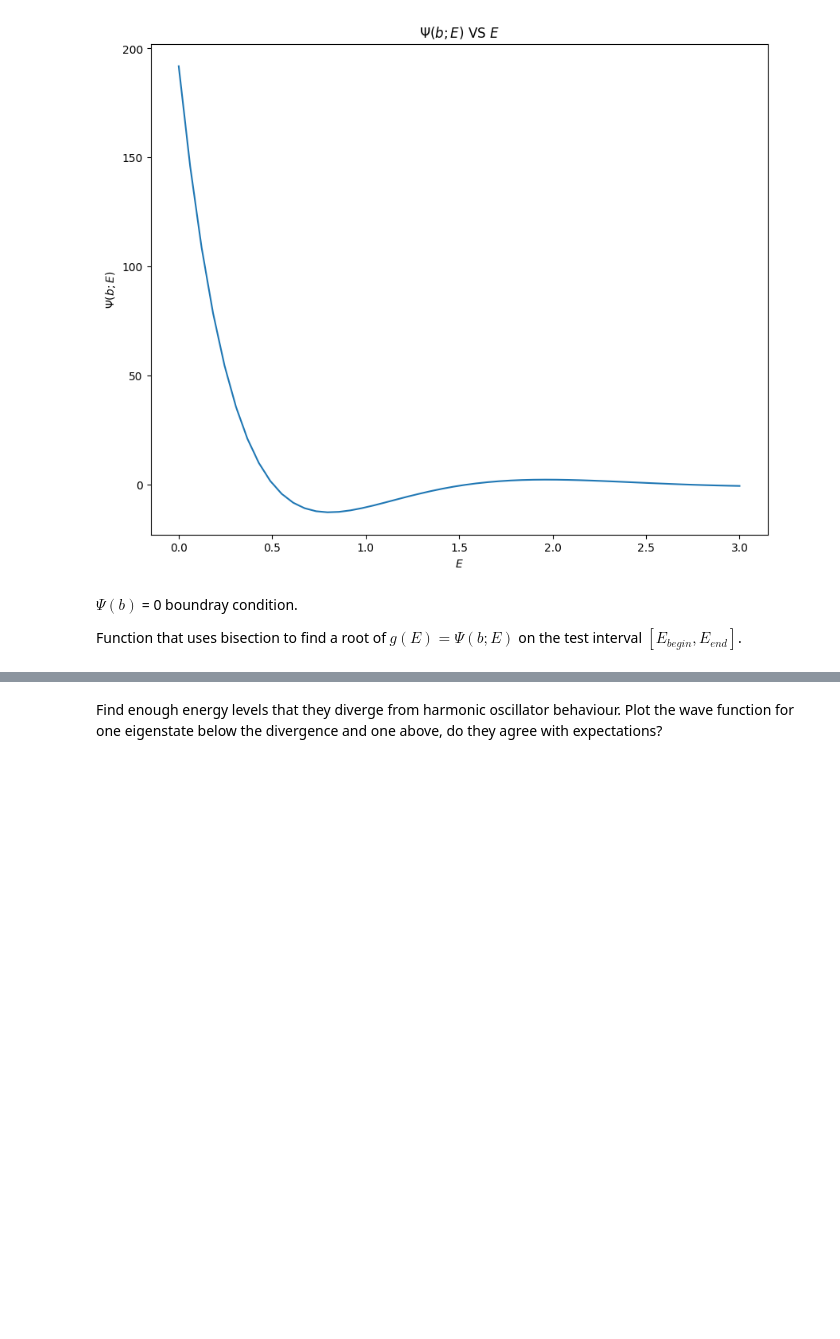
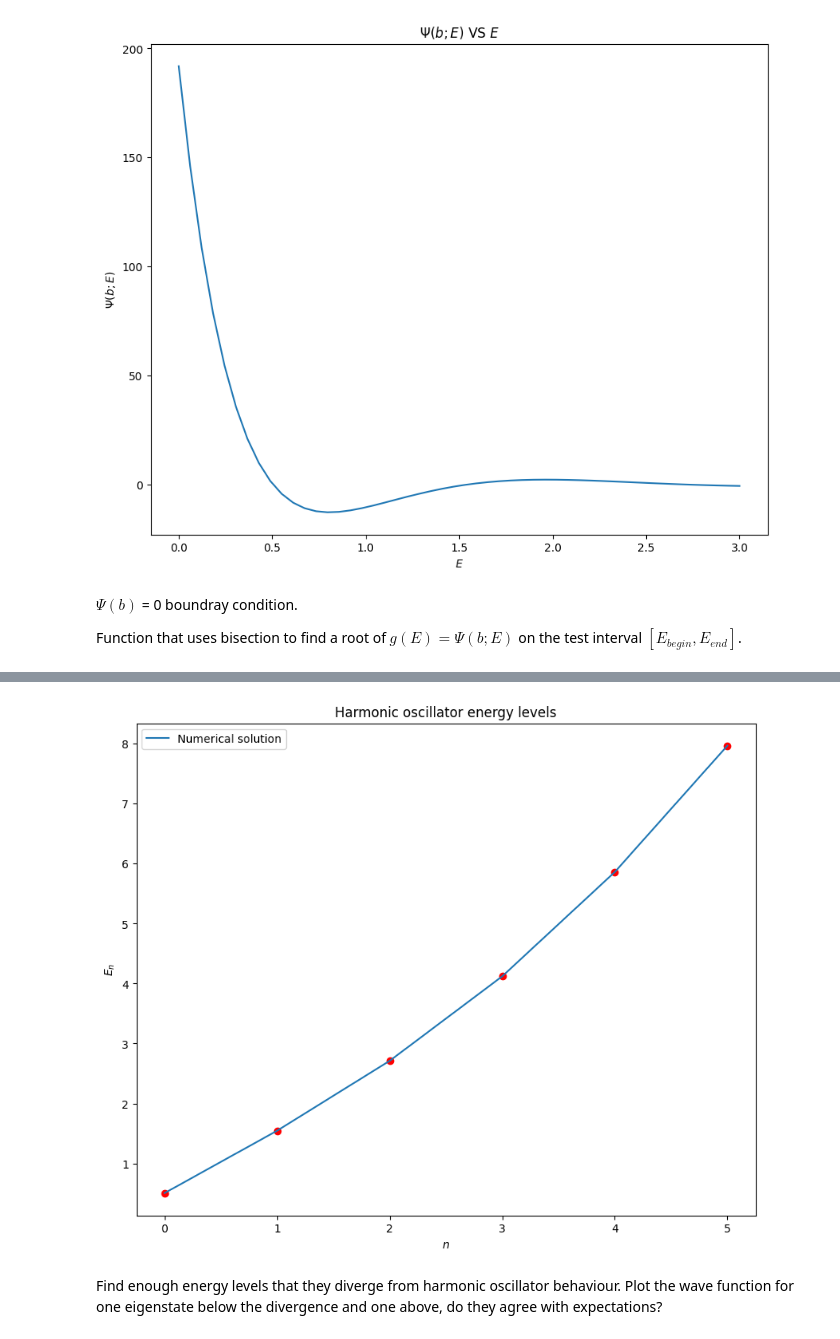
Before and after one commit to HannaKarwowska/HW2-Numerical-Methods, a Jupyter notebook: HW2.ipynb, the cells around one changed output, grey strips where cells are left out. Drawn from its saved outputs; the diff is of its cells as text; code cells hidden in the pictures; blank space fills up the shorter version.

```diff
--- a/HW2.ipynb
+++ b/HW2.ipynb
@@ -346,5 +376,18 @@ None
 # %%
 #Plot E_n VS n
+n_number2 = np.arange(len(Energies2))
+fig,ax = plt.subplots(figsize=(10, 8))
+ax.plot(n_number2,Energies2, label = "Numerical solution")
+#ax.plot(n_number2, n_number2**2 * (2* np.pi)**2 /(8* 100), label = "Exact solution" )
+ax.scatter(n_number2,Energies2, color = "red")
+ax.set_xlabel("$n$")
+ax.set_ylabel("$E_{{n}}$")
+ax.set_title("Harmonic oscillator energy levels")
+ax.legend()
+plt.savefig("Energy_levels_2.png")
+plt.show()
+# %% [output]
+[figure, added]
 # %% [markdown]
 Find enough energy levels that they diverge from harmonic oscillator behaviour.
 Plot the wave function for one eigenstate below the divergence and one above, do they agree with
```
Also changed, not shown: parts of 6 cells of this notebook, 2 other files.
